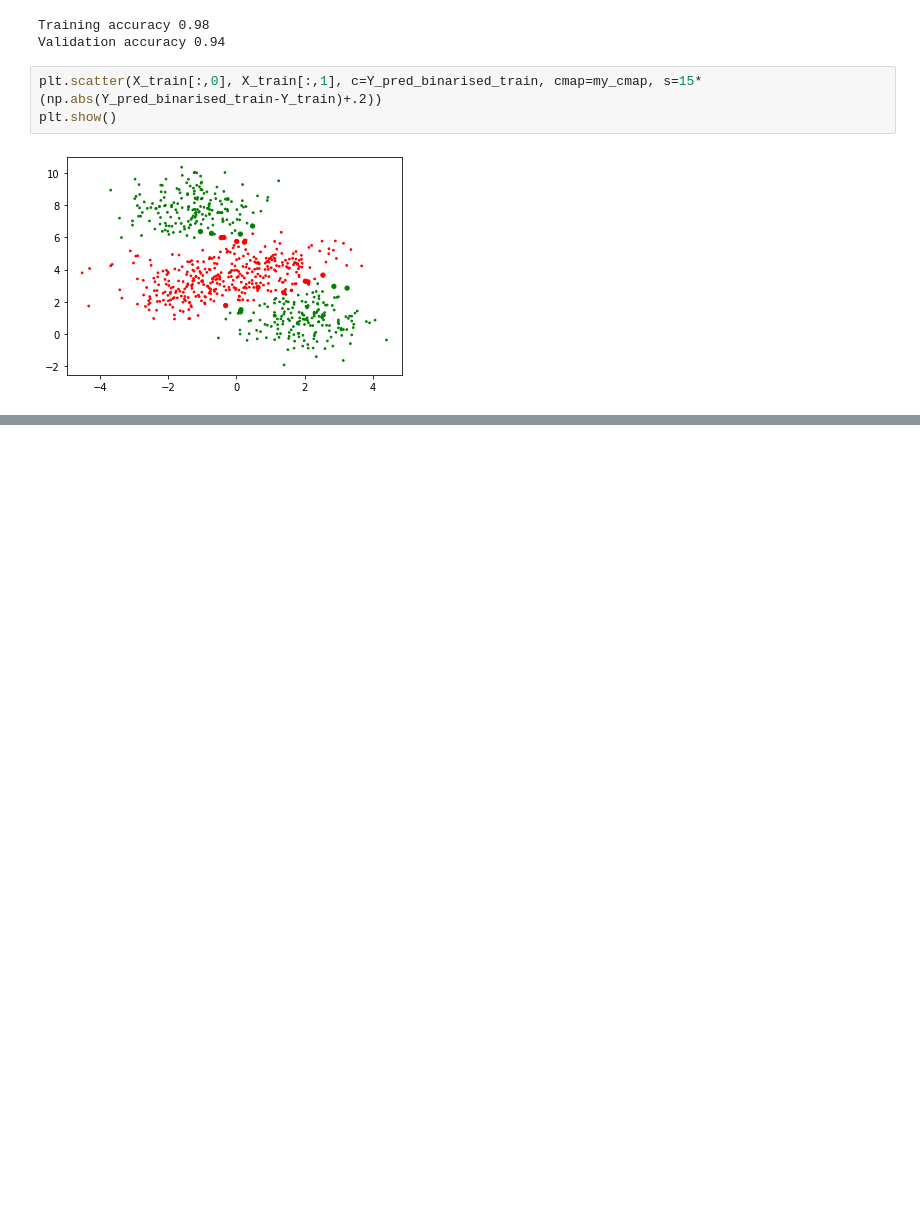
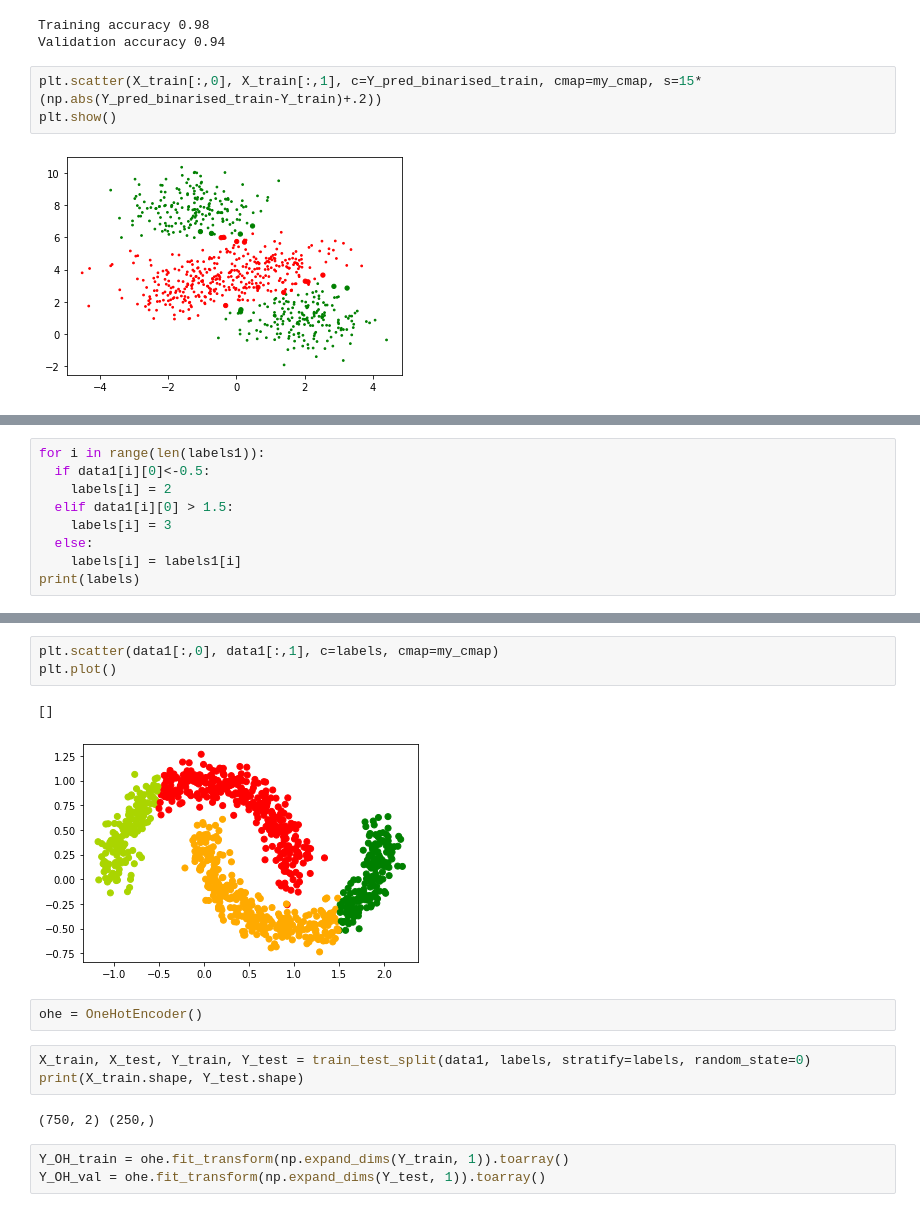
Before and after one commit to PavanReddy28/ML, a Jupyter notebook: Feedforward_NN.ipynb, the cells around one changed output, grey strips where cells are left out. Drawn from its saved outputs; the diff is of its cells as text; blank space fills up the shorter version.

```diff
--- a/Feedforward_NN.ipynb
+++ b/Feedforward_NN.ipynb
@@ -276,0 +311,9 @@ plt.show()
+# %%
+for i in range(len(labels1)):
+  if data1[i][0]<-0.5:
+    labels[i] = 2
+  elif data1[i][0] > 1.5:
+    labels[i] = 3
+  else:
+    labels[i] = labels1[i]
+print(labels)
@@ -276,0 +338,16 @@ plt.show()
+# %%
+plt.scatter(data1[:,0], data1[:,1], c=labels, cmap=my_cmap)
+plt.plot()
+# %% [output]
+[]
+[figure, added]
+# %%
+ohe = OneHotEncoder()
+# %%
+X_train, X_test, Y_train, Y_test = train_test_split(data1, labels, stratify=labels, random_state=0)
+print(X_train.shape, Y_test.shape)
+# %% [output]
+(750, 2) (250,)
+# %%
+Y_OH_train = ohe.fit_transform(np.expand_dims(Y_train, 1)).toarray()
+Y_OH_val = ohe.fit_transform(np.expand_dims(Y_test, 1)).toarray()
```
Also changed, not shown: parts of 16 cells of this notebook.
